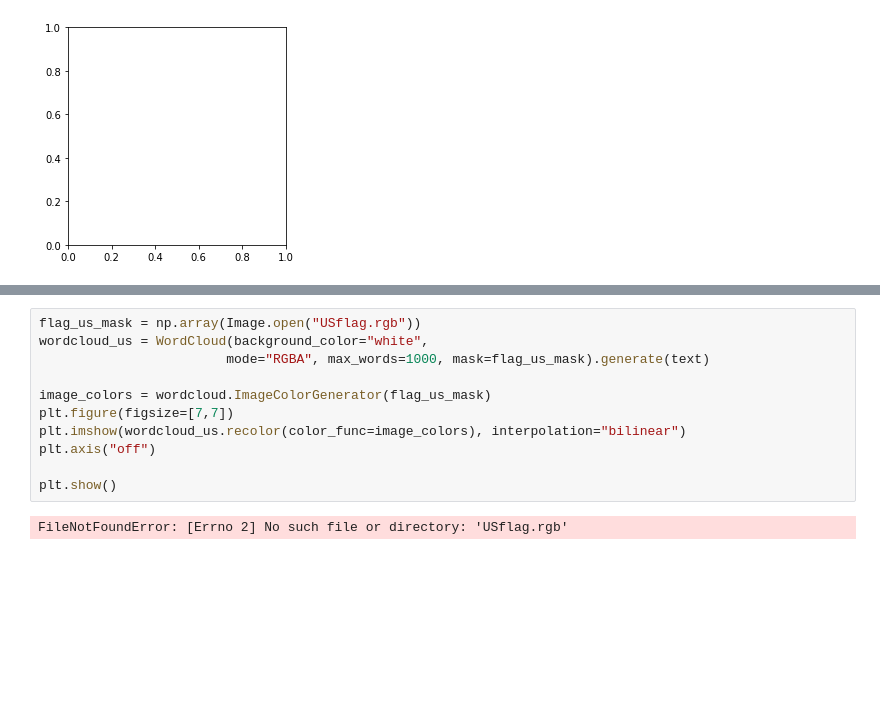
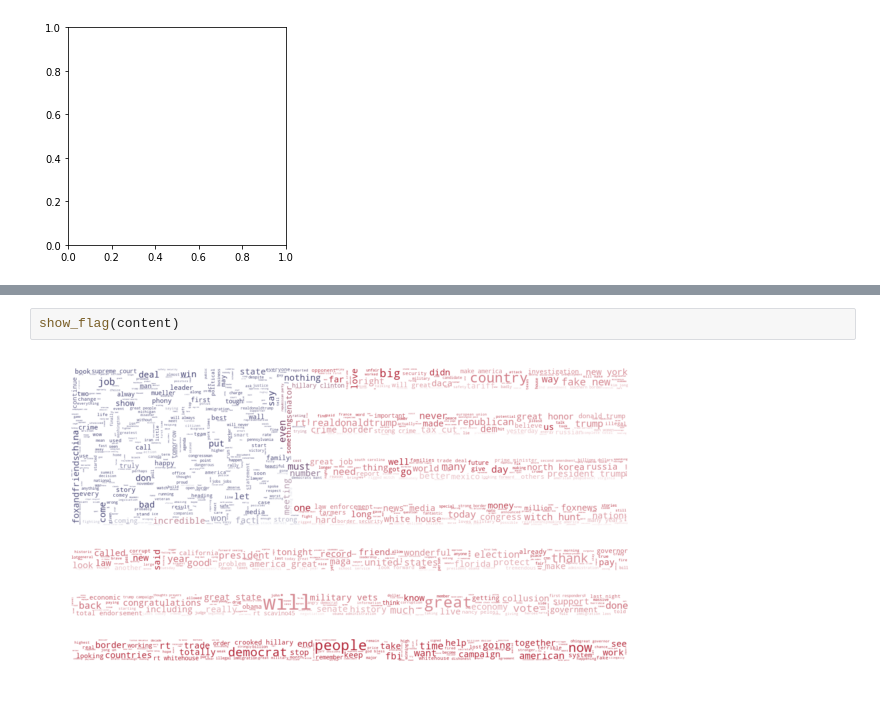
Before and after one commit to ariel7663/23333, a Jupyter notebook: Final.ipynb, the cells around one changed output, grey strips where cells are left out. Saved outputs shown, nothing was run; the diff lists cells and outputs as text; blank space fills up the shorter version.

```diff
--- a/Final.ipynb
+++ b/Final.ipynb
@@ -252,15 +249,6 @@ def show_flag(text):
     plt.axis("off")
     plt.show()
-# %%
-flag_us_mask = np.array(Image.open("USflag.rgb"))
-wordcloud_us = WordCloud(background_color="white",
-                        mode="RGBA", max_words=1000, mask=flag_us_mask).generate(text)
-
-image_colors = wordcloud.ImageColorGenerator(flag_us_mask)
-plt.figure(figsize=[7,7])
-plt.imshow(wordcloud_us.recolor(color_func=image_colors), interpolation="bilinear")
-plt.axis("off")
-
-plt.show()
-# %% [output]
-FileNotFoundError: [Errno 2] No such file or directory: 'USflag.rgb'
+# %%
+show_flag(content)
+# %% [output]
+[figure, added]
```
Also changed, not shown: parts of 3 cells of this notebook, 2 other files.
